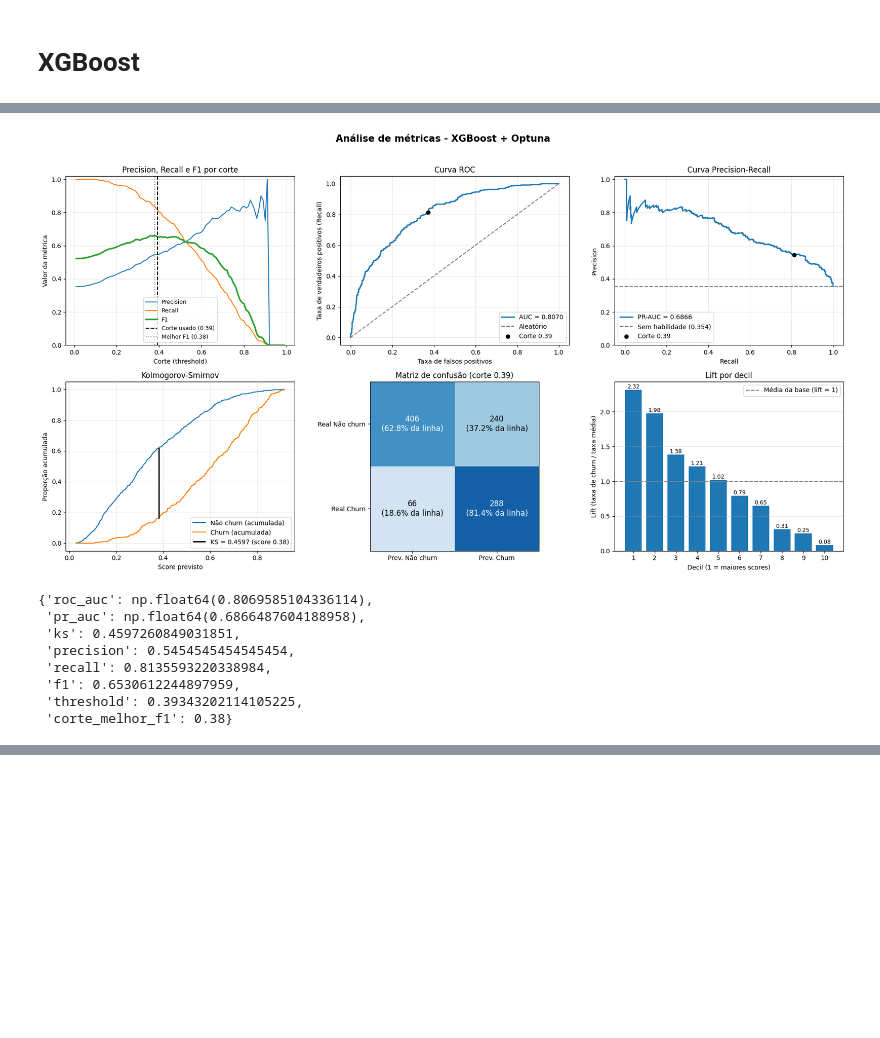
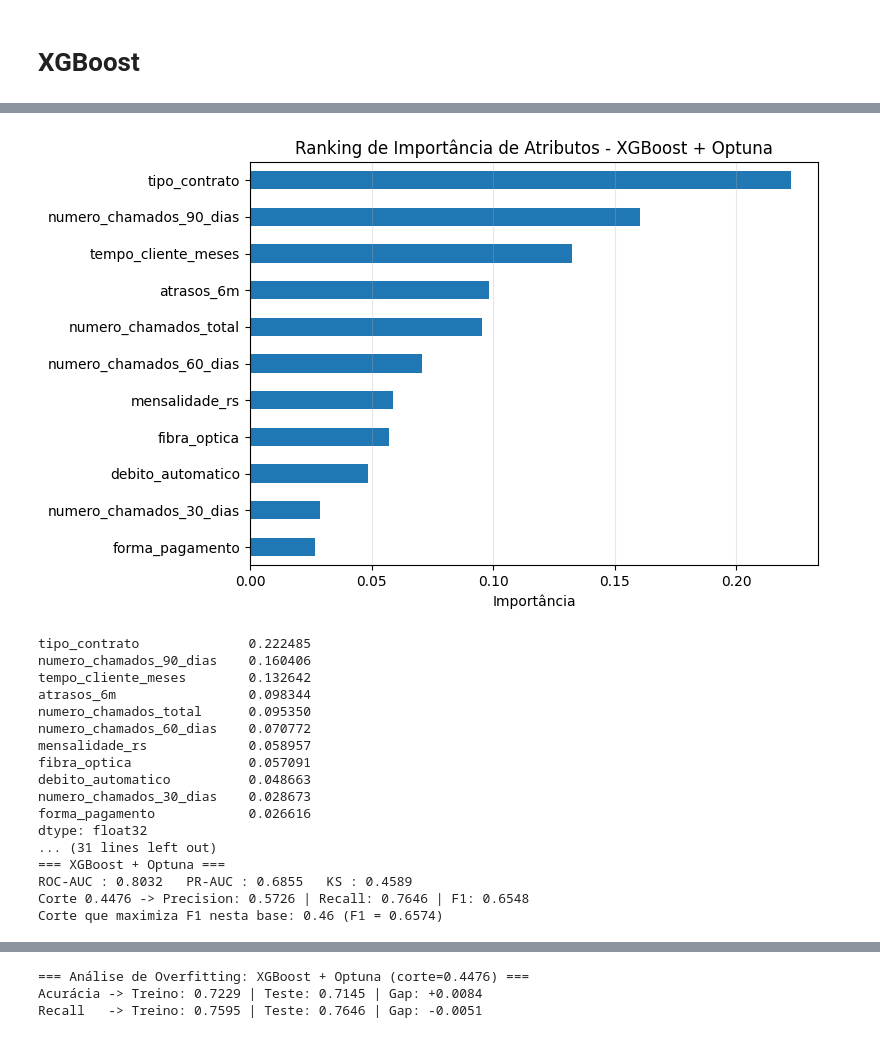
Before and after one commit to lucaasleal/costumer-churn-prediction, a Jupyter notebook: Entrega_2/xgboost/XGBoost.ipynb, the cells around one changed output, grey strips where cells are left out. Saved outputs shown, nothing was run; the diff lists cells and outputs as text; code cells hidden in the pictures; blank space fills up the shorter version.

```diff
--- a/Entrega_2/xgboost/XGBoost.ipynb
+++ b/Entrega_2/xgboost/XGBoost.ipynb
@@ -397,5 +492,4 @@ weighted avg       0.74      0.75      0.74      1000
 # %%
-!pip install optuna
 import numpy as np
 import pandas as pd
 import optuna
@@ -425,7 +519,7 @@ y = df['churn']
 
 # Hold out 20% strictly for final evaluation
 X_train, X_test, y_train, y_test = train_test_split(
-    X, y, test_size=0.2, stratify=y, random_state=42
+    X, y, test_size=0.3, stratify=y, random_state=42
 )
 
 imbalance_ratio = (y_train == 0).sum() / max((y_train == 1).sum(), 1)
@@ -504,15 +598,8 @@ final_model.fit(X_train, y_train)
 # 6. Evaluate on X_test
 y_proba = final_model.predict_proba(X_test)[:, 1]
 
-
-def print_metrics(y_true, proba, threshold, label):
-    preds = (proba >= threshold).astype(int)
-    print(f"\n--- {label} (threshold = {threshold:.4f}) ---")
-    print(f"Precision: {precision_score(y_true, preds, zero_division=0):.4f}")
-    print(f"Recall:    {recall_score(y_true, preds, zero_division=0):.4f}")
-    print(f"F1-Score:  {f1_score(y_true, preds, zero_division=0):.4f}")
-    print(classification_report(y_true, preds, digits=4))
-
+ranking_xgb = plotar_feature_importance(final_model, X_train.columns, nome="XGBoost + Optuna")
+print(ranking_xgb)
 
 print(f"\nTest ROC-AUC: {roc_auc_score(y_test, y_proba):.4f}")
 print(f"Test PR-AUC:  {average_precision_score(y_test, y_proba):.4f}")
@@ -522,4 +609,5 @@ print_metrics(y_test, y_proba, best_threshold, "Optimal F1 Cutoff (from CV)")
 
 # 7. Análise gráfica das métricas (teste, com o corte otimizado para F1)
 analise_metricas(y_test, y_proba, threshold=best_threshold, titulo="XGBoost + Optuna")
+analise_overfitting(final_model, X_train, y_train, X_test, y_test, threshold=best_threshold, nome="XGBoost + Optuna")
 # %% [output]
@@ -543,9 +616,18 @@ Corte que maximiza F1 nesta base: 0.38 (F1 = 0.6622)
-[figure, old version]
+[figure, new version]
-{'roc_auc': np.float64(0.8069585104336114),
- 'pr_auc': np.float64(0.6866487604188958),
- 'ks': 0.4597260849031851,
- 'precision': 0.5454545454545454,
- 'recall': 0.8135593220338984,
- 'f1': 0.6530612244897959,
- 'threshold': 0.39343202114105225,
- 'corte_melhor_f1': 0.38}
+tipo_contrato              0.222485
+numero_chamados_90_dias    0.160406
+tempo_cliente_meses        0.132642
+atrasos_6m                 0.098344
+numero_chamados_total      0.095350
+numero_chamados_60_dias    0.070772
+mensalidade_rs             0.058957
+fibra_optica               0.057091
+debito_automatico          0.048663
+numero_chamados_30_dias    0.028673
+forma_pagamento            0.026616
+dtype: float32
+... (31 lines left out)
+=== XGBoost + Optuna ===
+ROC-AUC : 0.8032   PR-AUC : 0.6855   KS : 0.4589
+Corte 0.4476 -> Precision: 0.5726 | Recall: 0.7646 | F1: 0.6548
+Corte que maximiza F1 nesta base: 0.46 (F1 = 0.6574)
@@ -551,0 +635,3 @@ Corte que maximiza F1 nesta base: 0.38 (F1 = 0.6622)
+=== Análise de Overfitting: XGBoost + Optuna (corte=0.4476) ===
+Acurácia -> Treino: 0.7229 | Teste: 0.7145 | Gap: +0.0084
+Recall   -> Treino: 0.7595 | Teste: 0.7646 | Gap: -0.0051
```
Also changed, not shown: parts of 8 cells of this notebook.
